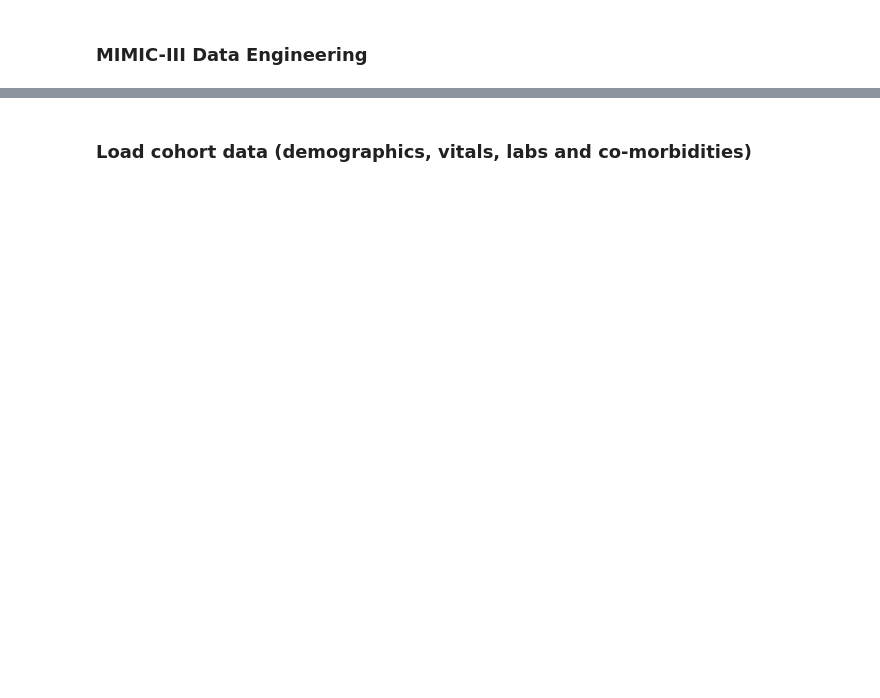
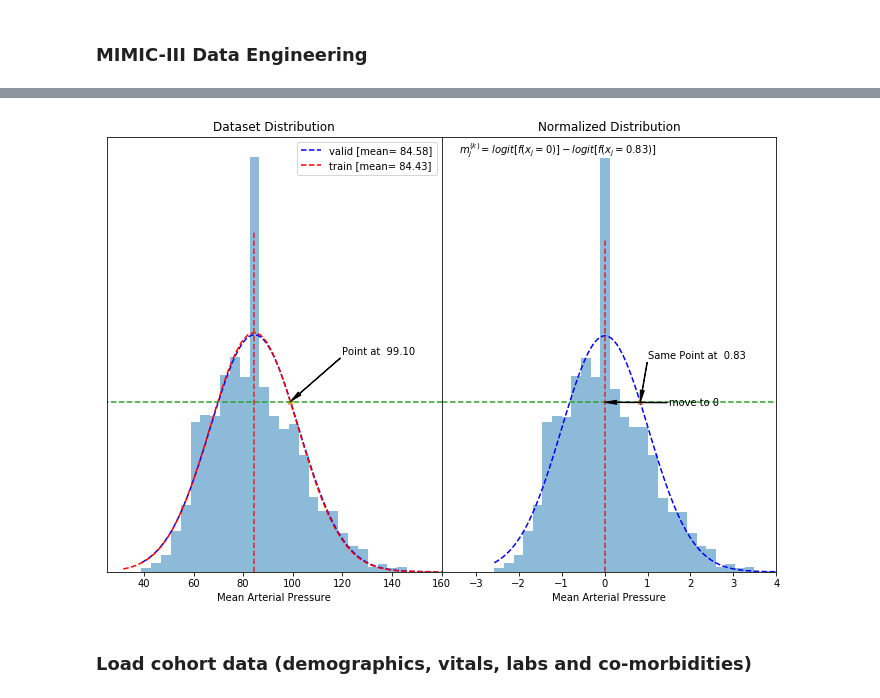
Before and after one commit to gstef80/MAgEC, a Jupyter notebook: MIMIC_ANNO.ipynb, the cells around one changed output, grey strips where cells are left out. Drawn from its saved outputs; the diff is of its cells as text; code cells hidden in the pictures; blank space fills up the shorter version.

```diff
--- a/MIMIC_ANNO.ipynb
+++ b/MIMIC_ANNO.ipynb
@@ -88,3 +108,76 @@ diasbp_mean                  62.553436
 dtype: float64
+# %%
+index = 50
+
+feat = 'heartrate_mean'
+
+t_0 = 25
+
+pdf_x_t, pdf_y_t, avg_t, var_t = mg.pdf(x_train[feat])
+pdf_x_v, pdf_y_v, avg_v, var_v = mg.pdf(x_validation[feat])
+
+point1 = [pdf_x_v[index], pdf_y_v[index]]
+
+pdf_x_tp, pdf_y_tp, avg_tp, var_tp = mg.pdf(xst_train[feat])
+pdf_x_vp, pdf_y_vp, avg_vp, var_vp = mg.pdf(xst_validation[feat])
+
+point2 = [pdf_x_vp[index], pdf_y_vp[index]]
+
+fig, ax = plt.subplots(nrows=1, ncols=2, figsize=(12, 8))
+fig.axes[0].get_yaxis().set_visible(False)
+fig.axes[1].get_yaxis().set_visible(False)
+
+arrow_properties = dict(
+    facecolor="black",
+    width=0.5,
+    headwidth=4)
+
+ax[0].hist(x_validation[feat], 30, density=True, alpha=0.5)
+ax[0].plot(pdf_x_v, pdf_y_v, 'b--')
+ax[0].plot(pdf_x_t, pdf_y_t, 'r--')
+ax[0].legend(['valid [mean={:6.2f}]'.format(avg_v), 'train [mean={:6.2f}]'.format(avg_t)])
+ax[0].set_title('Dataset Distribution')
+ax[0].set_xlabel('Mean Arterial Pressure')
+ax[0].plot(point1[0], point1[1], '*')
+ax[0].plot(np.linspace(fig.axes[0].get_xlim()[0],fig.axes[0].get_xlim()[1],10), point1[1]*np.ones(10), '--')
+# ax[0].plot(avg_t*np.ones(10), np.linspace(min(pdf_x_t), fig.axes[0].get_ylim()[1], 10), '--')
+ax[0].plot(avg_t*np.ones(10), np.linspace(0, 0.032, 10), '--')
+ax[0].set_xlim([25,160])
+ax[0].set_ylim([0,0.041])
+
+ax[0].annotate(
+    "Point at {:6.2f}".format(point1[0]),
+    xy=point1,
+    xytext=(120, fig.axes[0].get_ylim()[1]/2),
+    arrowprops=arrow_properties)
+
+# ax[0].text(0, 0.0715, r'$m_{j}^{(k)}=logit[f(x_j=32)]-logit[f(x_j=38.89)]$')
+ax[1].text(-3.4, 0.7, r'$m_{j}^{(k)}=logit[f(x_j=0)]-logit[f(x_j=0.83)]$')
+
+
+ax[1].annotate(
+    "Same Point at{:6.2f}".format(point2[0]),
+    xy=point2,
+    xytext=(1, fig.axes[1].get_ylim()[1]/2.8),
+    arrowprops=arrow_properties)
+
+ax[1].annotate(
+    "move to 0",
+    xy=(0, point2[1]),
+    xytext=(1.5, 0.98*point2[1]),
+    arrowprops=arrow_properties)
+
+ax[1].hist(xst_validation[feat], 30, density=True, alpha=0.5)
+ax[1].plot(pdf_x_vp, pdf_y_vp, 'b--')
+ax[1].set_title('Normalized Distribution')
+ax[1].set_xlabel('Mean Arterial Pressure')
+ax[1].set_xlim([-3.8, 4])
+ax[1].plot(pdf_x_vp[index], pdf_y_vp[index], '*')
+ax[1].plot(np.linspace(-3.8, 4, 10), pdf_y_vp[index]*np.ones(10), '--')
+ax[1].plot(0*np.ones(10), np.linspace(0, 0.558, 10), '--')
+plt.subplots_adjust(wspace=0, hspace=0)
+plt.savefig('mimic_magec_perturbation.png')
+# %% [output]
+[figure, added]
 # %% [markdown]
 ### Load cohort data (demographics, vitals, labs and co-morbidities)
```
Also changed, not shown: parts of 107 cells of this notebook, 3 other files.
